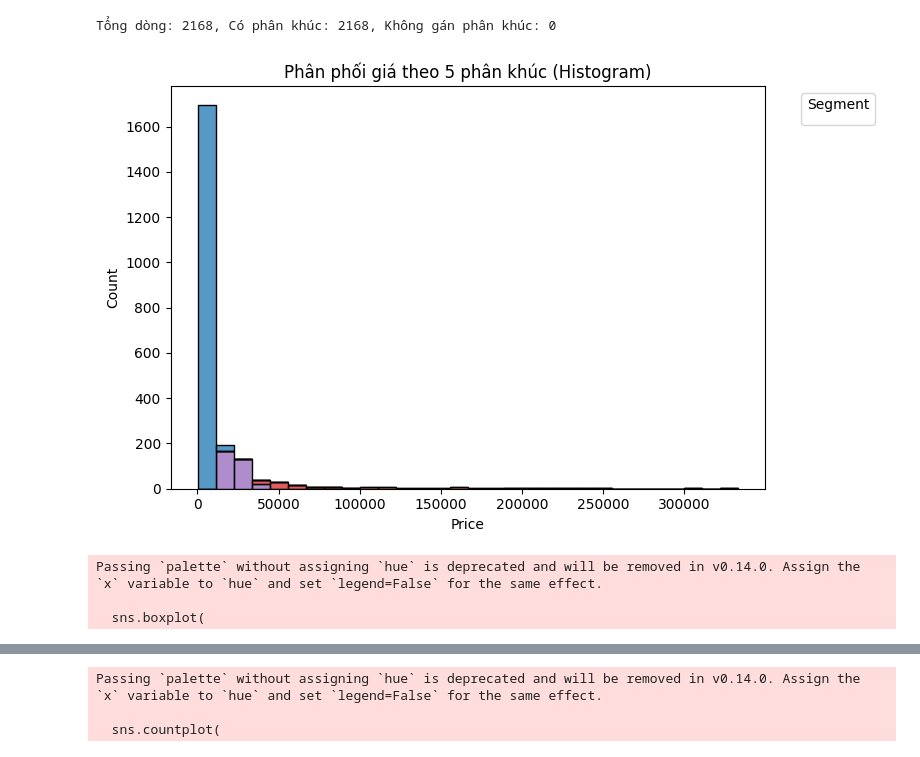
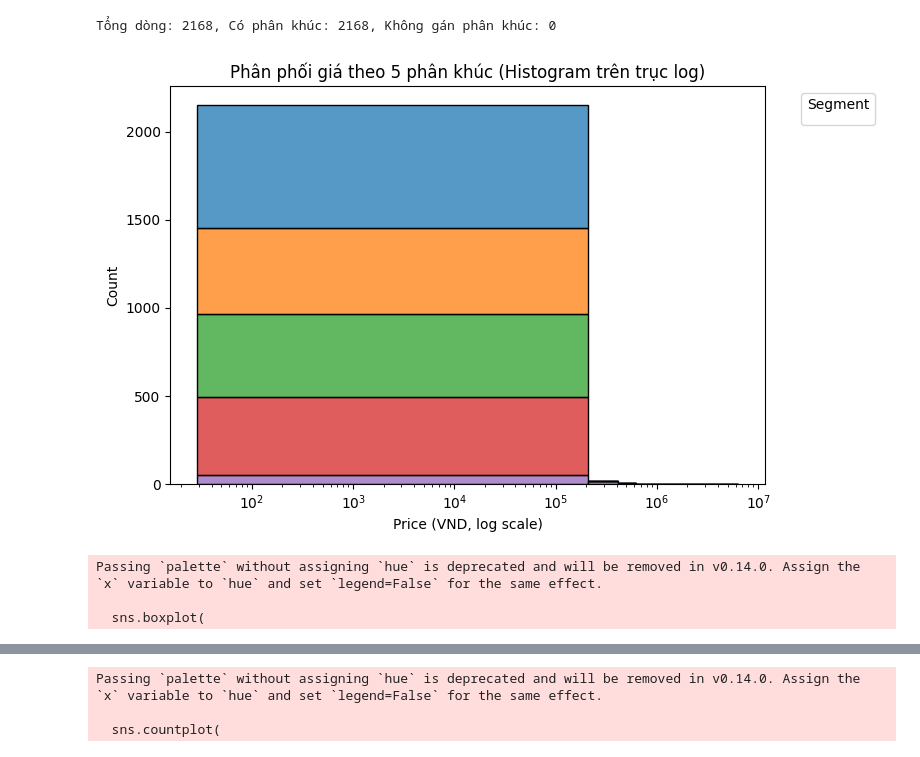
Before and after one commit to vulinhnopro2704/khdl_cuoi_ki, a Jupyter notebook: notebooks/clean_data.ipynb, the cells around one changed output, grey strips where cells are left out. Cells and saved outputs as stored; diff of their text form; code cells hidden in the pictures.

Commit message:
Craw more data, clean
# Conflicts:
#	notebooks/craw_data.ipynb

```diff
--- a/notebooks/clean_data.ipynb
+++ b/notebooks/clean_data.ipynb
@@ -141,7 +141,8 @@ Shape of the data after removing single unique value columns: (2499, 34)
 df = pd.read_csv('../data/products_cleaned.csv')
 # Standardize Unit and remove all unit
 cols_with_units = {
-    'CASE_THICKNESS': r'([\d\.]+)',                    # mm
+    'CASE_DIAMETER': r'([\d\.]+)',                     # mm
+    'WATER_RESISTANCE': r'([\d\.]+)',                  # meters
 }
 
 for col, regex in cols_with_units.items():
@@ -156,5 +157,5 @@ for col in list(cols_with_units):
     df = df.drop(columns=[col]).rename(columns={col + '_num': col})
 
 # Kiểm tra kết quả
-print(df[['Price', 'CASE_DIAMETER', 'WATER_RESISTANCE', 'CASE_THICKNESS']].head())
+print(df[['CASE_DIAMETER', 'WATER_RESISTANCE']].head())
 # %% [output]
@@ -364,79 +395,112 @@ Tổng dòng: 2168, Có phân khúc: 2168, Không gán phân khúc: 0
 # %%
 %pip install -U scikit-learn
 # %%
+import pandas as pd
+import matplotlib.pyplot as plt
+import seaborn as sns
 from sklearn.cluster import KMeans
+import numpy as np
 
-kmeans = KMeans(n_clusters=5, random_state=42)
-df['Price_Segment_KM'] = kmeans.fit_predict(df[['Price']])
-# đổi số cluster thành nhãn nếu cần
-mapping = {0:'Low',1:'Medium',2:'High',3:'Ultra High',4:'Luxury'}
-df['Price_Segment_KM'] = df['Price_Segment_KM'].map(mapping)
+# 1. Đọc dữ liệu
+df = pd.read_csv('../data/products_cleaned_v2.csv')
 
-# 1) Histogram
+# 2. Log-transform để làm mềm phân phối
+#    log1p để tránh log(0) nếu có giá = 0
+df['log_price'] = np.log1p(df['Price'])
+
+# 3. Phân cụm KMeans trên log_price
+kmeans = KMeans(n_clusters=5, random_state=42, n_init='auto')
+df['cluster_log'] = kmeans.fit_predict(df[['log_price']])
+
+# 4. Tính log_price trung bình mỗi cluster rồi sắp xếp tăng dần
+cluster_log_means = df.groupby('cluster_log')['log_price'].mean().sort_values()
+
+# 5. Tạo nhãn có số thứ tự
+labels = ['1. Low', '2. Medium', '3. High', '4. Ultra High', '5. Luxury']
+cluster_log_map = {cluster: label for cluster, label in zip(cluster_log_means.index, labels)}
+
+# 6. Ánh xạ cluster thành nhãn phân khúc có số
+df['Price_Segment_LogKM'] = df['cluster_log'].map(cluster_log_map)
+
+# 7. Chuẩn bị thứ tự hiển thị trên biểu đồ
+order_logkm = labels
+
+# 8. Vẽ biểu đồ
+
+# 8.1 Histogram (trục log)
 plt.figure(figsize=(8, 5))
 sns.histplot(
     data=df,
     x='Price',
-    hue='Price_Segment_KM',
+    hue='Price_Segment_LogKM',
     bins=30,
     palette='tab10',
     multiple='stack',
-    hue_order=order
+    hue_order=order_logkm
 )
-plt.title("Phân phối giá theo 5 phân khúc (Histogram)")
-plt.xlabel("Price")
+plt.xscale('log')
+plt.title("Phân phối giá theo 5 phân khúc (Histogram trên trục log)")
+plt.xlabel("Price (VND, log scale)")
 plt.ylabel("Count")
 plt.legend(title='Segment', bbox_to_anchor=(1.05, 1), loc='upper left')
 plt.tight_layout()
 plt.show()
 
-# 2) Boxplot
+# 8.2 Boxplot (trục log)
 plt.figure(figsize=(9, 5))
 sns.boxplot(
     data=df,
-    x='Price_Segment_KM',
+    x='Price_Segment_LogKM',
     y='Price',
-    order=order,
+    order=order_logkm,
     palette='Set3'
 )
-plt.title("Boxplot giá theo 5 phân khúc")
+plt.yscale('log')
+plt.title("Boxplot giá theo 5 phân khúc (trục y log)")
 plt.xlabel("Price Segment")
-plt.ylabel("Price")
+plt.ylabel("Price (VND, log scale)")
 plt.xticks(rotation=30)
 plt.tight_layout()
 plt.show()
 
-# 3) Countplot
+# 8.3 Countplot (vẫn bình thường)
 plt.figure(figsize=(8, 4))
 sns.countplot(
     data=df,
-    x='Price_Segment_KM',
-    order=order,
+    x='Price_Segment_LogKM',
+    order=order_logkm,
     palette='pastel'
 )
 plt.title("Số lượng sản phẩm theo 5 phân khúc")
 plt.xlabel("Price Segment")
 plt.ylabel("Count")
 plt.xticks(rotation=30)
 plt.tight_layout()
 plt.show()
 
-# 4) KDE Plot
+# 8.4 KDE Plot (trục log)
 plt.figure(figsize=(8, 5))
-for seg in order:
+for seg in order_logkm:
     sns.kdeplot(
-        data=df[df['Price_Segment_KM'] == seg]['Price'],
+        data=df[df['Price_Segment_LogKM'] == seg]['Price'],
         label=seg,
         fill=True
     )
-plt.title("Mật độ phân phối giá theo 5 phân khúc (KDE)")
-plt.xlabel("Price")
+plt.xscale('log')
+plt.title("Mật độ phân phối giá theo 5 phân khúc (KDE trên trục log)")
+plt.xlabel("Price (VND, log scale)")
 plt.ylabel("Density")
 plt.legend(title='Segment', bbox_to_anchor=(1.05, 1), loc='upper left')
 plt.tight_layout()
 plt.show()
+
+# 9. (Tuỳ chọn) In khoảng giá gốc min–max của mỗi phân khúc sau khi log-KMeans
+ranges = df.groupby('Price_Segment_LogKM')['Price'] \
+           .agg(['min','max'])
+print("Khoảng giá thực tế (VND) cho mỗi phân khúc:")
+print(ranges)
 # %% [output]
-[figure, old version]
+[figure, new version]
 Passing `palette` without assigning `hue` is deprecated and will be removed in v0.14.0. Assign the `x` variable to `hue` and set `legend=False` for the same effect.
 
   sns.boxplot(
```
Also changed, not shown: parts of 28 cells of this notebook, 3 other files.
